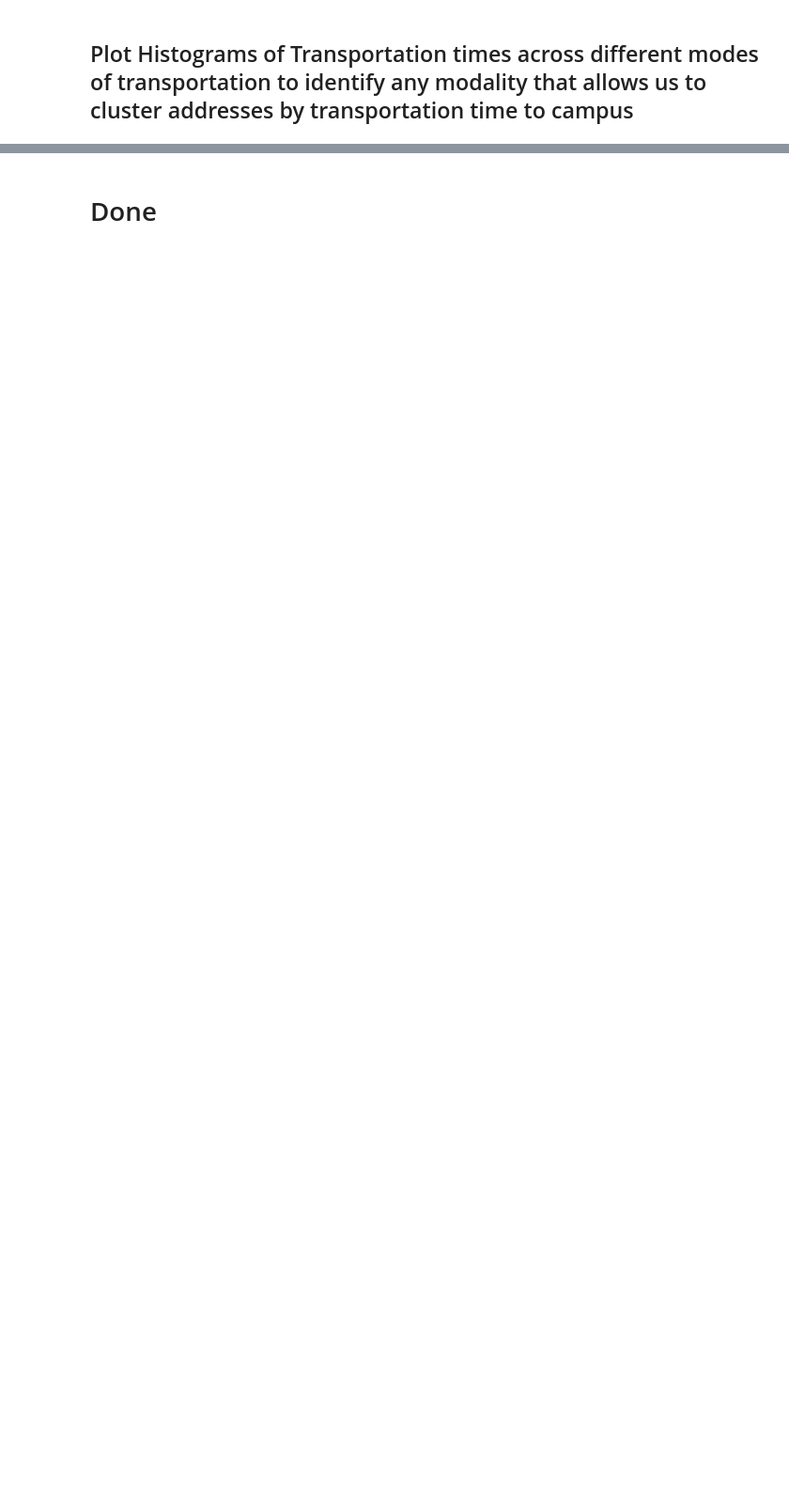
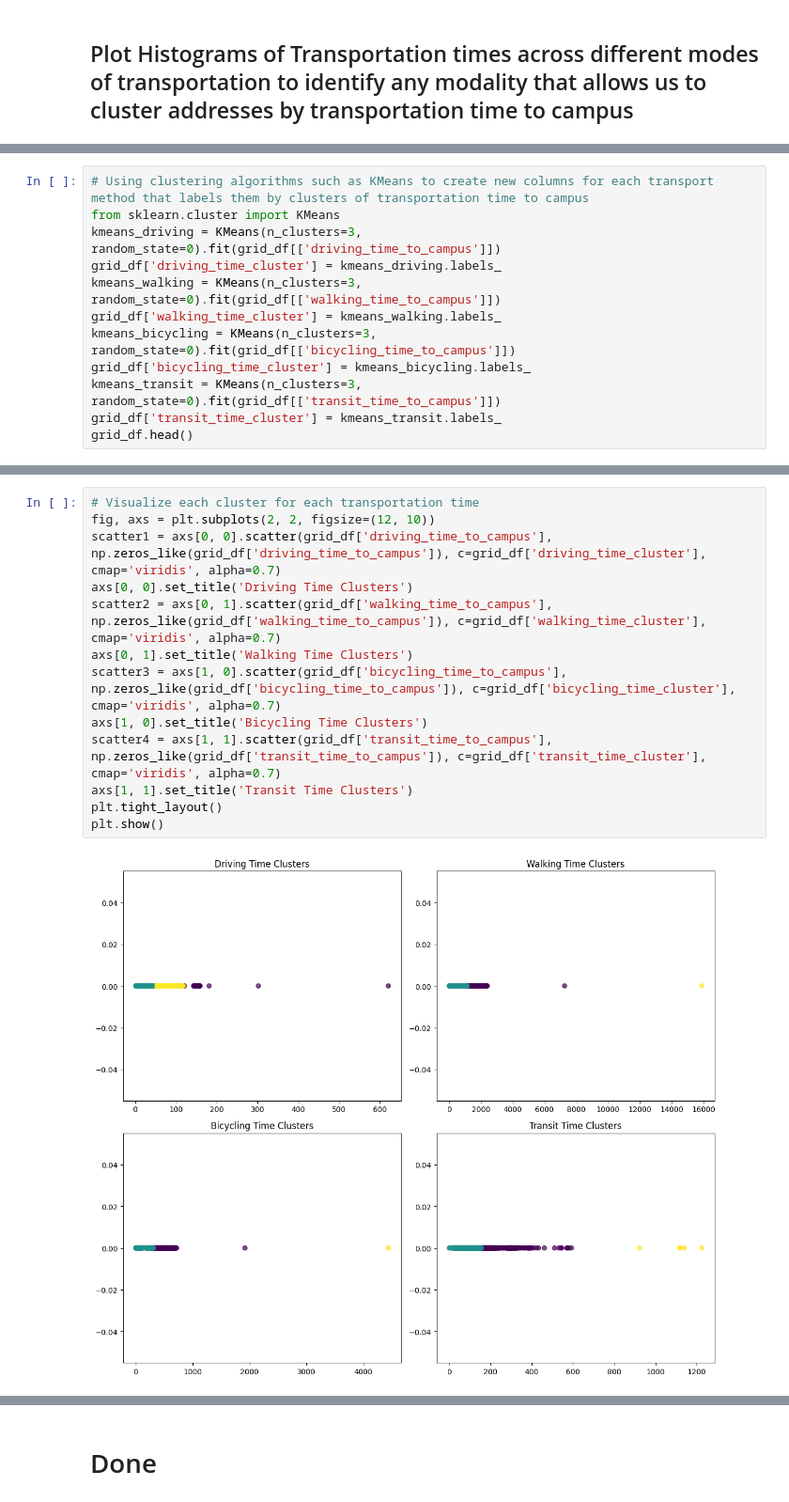
Before and after one commit to toritotony/311-projects, a Jupyter notebook: project2/data/pipeline/external_data_pipeline.ipynb, the cells around one changed output, grey strips where cells are left out. Shown: that part at 94% size. Saved outputs shown, nothing was run; the diff lists cells and outputs as text; blank space fills up the shorter version.

```diff
--- a/project2/data/pipeline/external_data_pipeline.ipynb
+++ b/project2/data/pipeline/external_data_pipeline.ipynb
@@ -77,0 +148,12 @@ grid_df.to_csv('../clean_data/Grid_Data_01.csv', index=False)
+# %%
+# Using clustering algorithms such as KMeans to create new columns for each transport method that labels them by clusters of transportation time to campus
+from sklearn.cluster import KMeans
+kmeans_driving = KMeans(n_clusters=3, random_state=0).fit(grid_df[['driving_time_to_campus']])
+grid_df['driving_time_cluster'] = kmeans_driving.labels_
+kmeans_walking = KMeans(n_clusters=3, random_state=0).fit(grid_df[['walking_time_to_campus']])
+grid_df['walking_time_cluster'] = kmeans_walking.labels_
+kmeans_bicycling = KMeans(n_clusters=3, random_state=0).fit(grid_df[['bicycling_time_to_campus']])
+grid_df['bicycling_time_cluster'] = kmeans_bicycling.labels_
+kmeans_transit = KMeans(n_clusters=3, random_state=0).fit(grid_df[['transit_time_to_campus']])
+grid_df['transit_time_cluster'] = kmeans_transit.labels_
+grid_df.head()
@@ -77,0 +167,15 @@ grid_df.to_csv('../clean_data/Grid_Data_01.csv', index=False)
+# %%
+# Visualize each cluster for each transportation time
+fig, axs = plt.subplots(2, 2, figsize=(12, 10))
+scatter1 = axs[0, 0].scatter(grid_df['driving_time_to_campus'], np.zeros_like(grid_df['driving_time_to_campus']), c=grid_df['driving_time_cluster'], cmap='viridis', alpha=0.7)
+axs[0, 0].set_title('Driving Time Clusters')
+scatter2 = axs[0, 1].scatter(grid_df['walking_time_to_campus'], np.zeros_like(grid_df['walking_time_to_campus']), c=grid_df['walking_time_cluster'], cmap='viridis', alpha=0.7)
+axs[0, 1].set_title('Walking Time Clusters')
+scatter3 = axs[1, 0].scatter(grid_df['bicycling_time_to_campus'], np.zeros_like(grid_df['bicycling_time_to_campus']), c=grid_df['bicycling_time_cluster'], cmap='viridis', alpha=0.7)
+axs[1, 0].set_title('Bicycling Time Clusters')
+scatter4 = axs[1, 1].scatter(grid_df['transit_time_to_campus'], np.zeros_like(grid_df['transit_time_to_campus']), c=grid_df['transit_time_cluster'], cmap='viridis', alpha=0.7)
+axs[1, 1].set_title('Transit Time Clusters')
+plt.tight_layout()
+plt.show()
+# %% [output]
+[figure, added]
```
Also changed, not shown: parts of 12 cells of this notebook, 22 other files.
